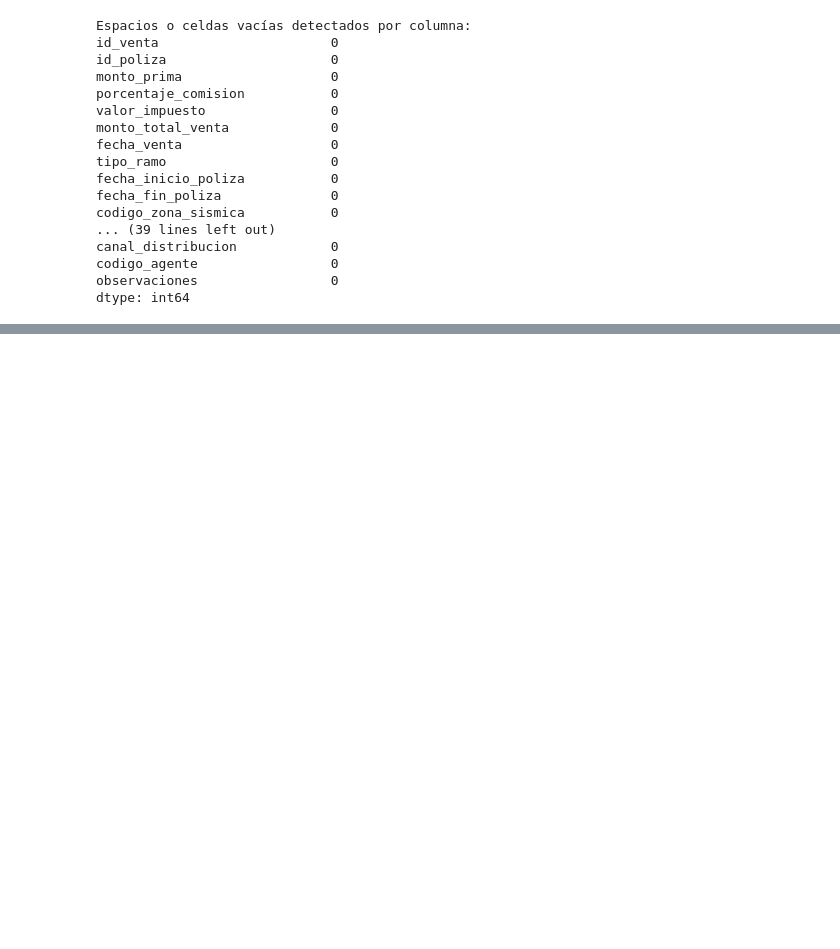
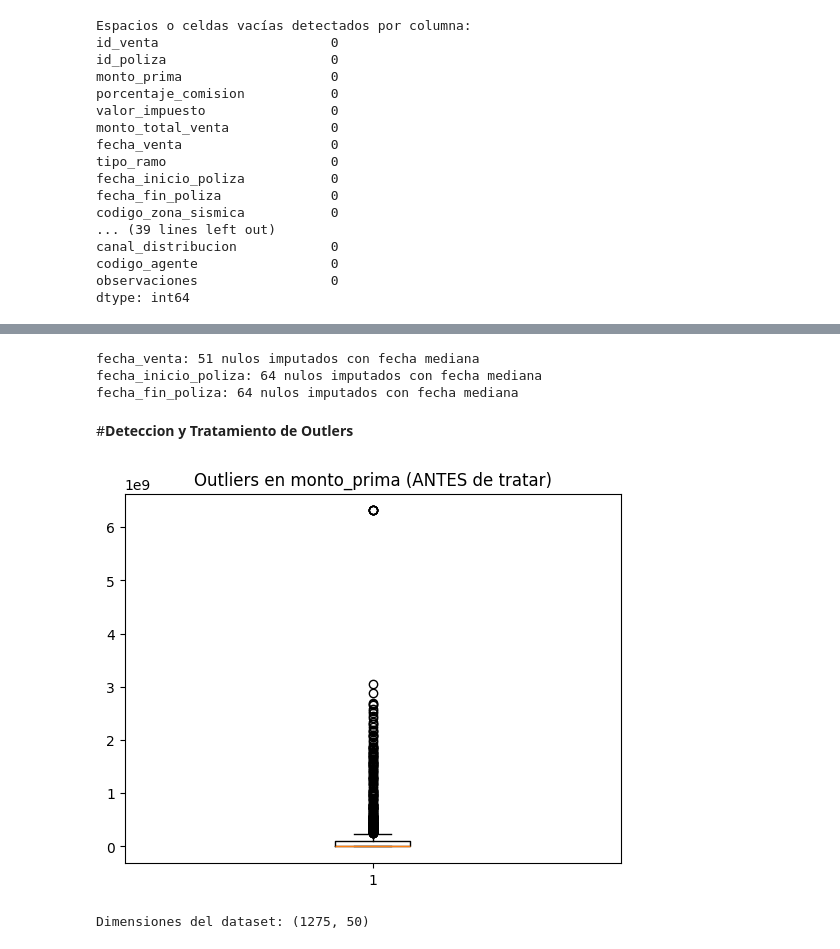
Before and after one commit to lisbethmesa-droid/proyecto-marsh-Gestion-proyectos, a Jupyter notebook: PROYECTO_MARSH_gestion_estrategica.ipynb, the cells around one changed output, grey strips where cells are left out. Cells and saved outputs as stored; diff of their text form; code cells hidden in the pictures; blank space fills up the shorter version.

```diff
--- a/PROYECTO_MARSH_gestion_estrategica.ipynb
+++ b/PROYECTO_MARSH_gestion_estrategica.ipynb
@@ -292,0 +351,9 @@ dtype: int64
+# %%
+# 5. Imputar categóricas con moda
+cols_categoricas_imputar = ['tipo_ramo', 'estado_poliza', 'sector_economico', 'tamaño_empresa', 'aseguradora']
+for col in cols_categoricas_imputar:
+    if col in dfLimpieza.columns:
+        n_nulos_antes = dfLimpieza[col].isnull().sum()
+        moda = dfLimpieza[col].mode()[0]
+        dfLimpieza[col] = dfLimpieza[col].fillna(moda)
+        print(f"{col}: {n_nulos_antes} nulos imputados con moda '{moda}'")
@@ -292,0 +366,14 @@ dtype: int64
+# %%
+# 6. Imputar numéricas con mediana
+cols_num_mediana = [
+    'monto_prima', 'porcentaje_comision', 'valor_impuesto',
+    'nivel_riesgo', 'latitud', 'longitud', 'riesgo_sector',
+    'ratio_siniestralidad', 'monto_total_siniestros', 'monto_total_pagado',
+    'antiguedad_meses', 'indice_riesgo_combinado', 'prima_diaria'
+]
+for col in cols_num_mediana:
+    if col in dfLimpieza.columns:
+        n_nulos_antes = dfLimpieza[col].isnull().sum()
+        mediana = dfLimpieza[col].median()
+        dfLimpieza[col] = dfLimpieza[col].fillna(mediana)
+        print(f"{col}: {n_nulos_antes} nulos imputados con mediana {mediana:.2f}")
@@ -292,0 +394,25 @@ dtype: int64
+# %%
+#7. Imputar fechas
+cols_fecha = ['fecha_venta', 'fecha_inicio_poliza', 'fecha_fin_poliza']
+for col in cols_fecha:
+    if col in dfLimpieza.columns:
+        dfLimpieza[col] = pd.to_datetime(dfLimpieza[col], errors='coerce')
+        n_nulos_antes = dfLimpieza[col].isnull().sum()
+        dfLimpieza[col] = dfLimpieza[col].fillna(dfLimpieza[col].median())
+        print(f"{col}: {n_nulos_antes} nulos imputados con fecha mediana")
+# %% [output]
+fecha_venta: 51 nulos imputados con fecha mediana
+fecha_inicio_poliza: 64 nulos imputados con fecha mediana
+fecha_fin_poliza: 64 nulos imputados con fecha mediana
+# %% [markdown]
+#**Deteccion y Tratamiento de Outlers**
+# %%
+#8. Visualizar outliers en monto_prima
+plt.boxplot(dfLimpieza["monto_prima"])
+plt.title("Outliers en monto_prima (ANTES de tratar)")
+plt.show()
+
+print(f"Dimensiones del dataset: {dfLimpieza.shape}")
+# %% [output]
+[figure, added]
+Dimensiones del dataset: (1275, 50)
```
Also changed, not shown: parts of 34 cells of this notebook.
